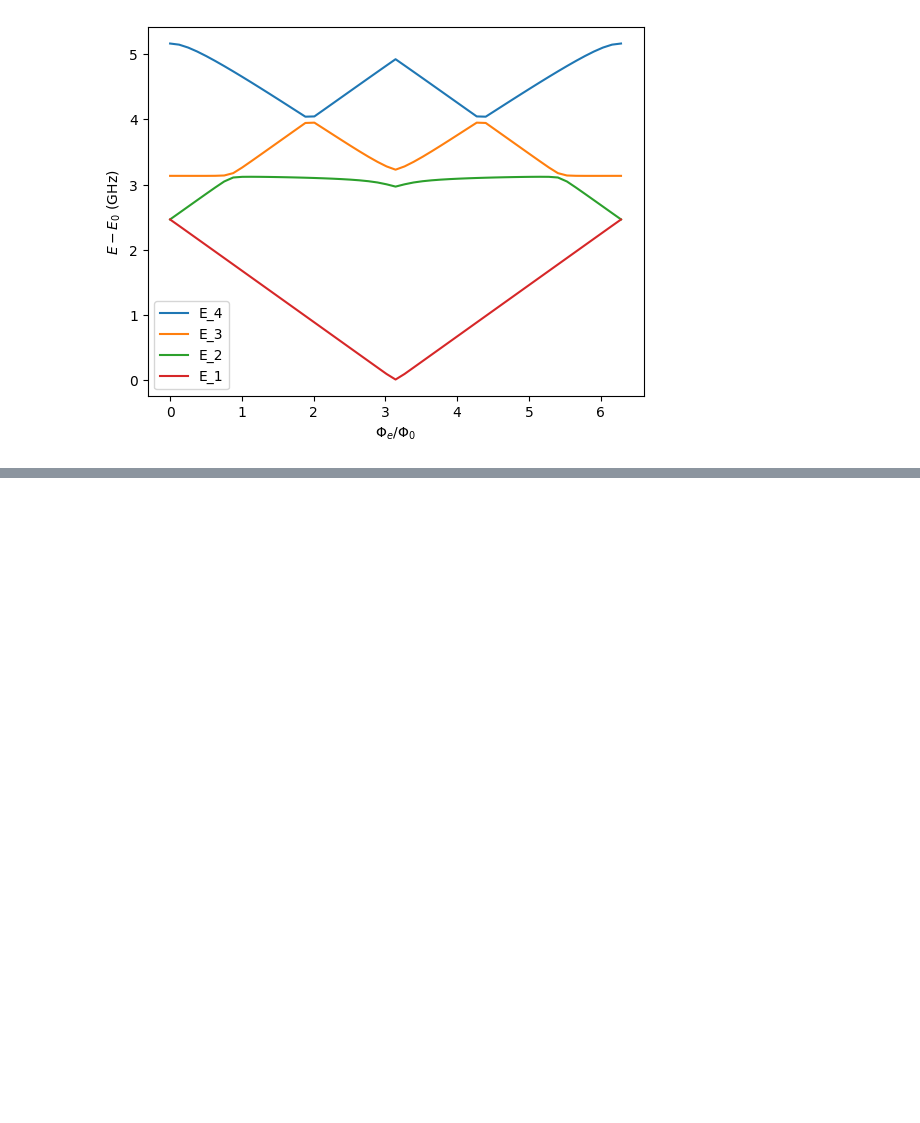
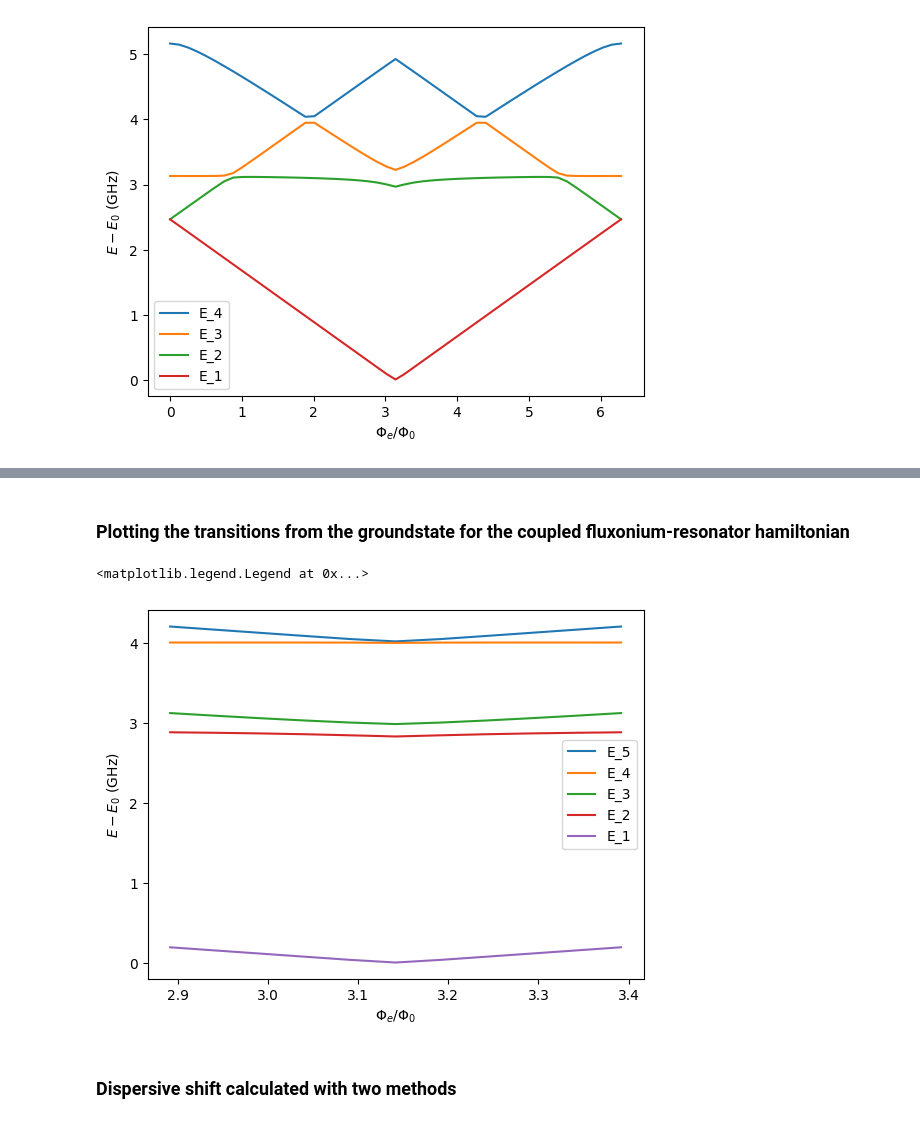
Before and after one commit to tyrasamenius/fluxonium_readout, a Jupyter notebook: Fluxonium_notebook.ipynb, the cells around one changed output, grey strips where cells are left out. Drawn from its saved outputs; the diff is of its cells as text; code cells hidden in the pictures; blank space fills up the shorter version.

```diff
--- a/Fluxonium_notebook.ipynb
+++ b/Fluxonium_notebook.ipynb
@@ -86,0 +117,24 @@ chis_full = flux1.find_chi_full(0, ext_phase)
+# %% [markdown]
+### Plotting the transitions from the groundstate for the coupled fluxonium-resonator hamiltonian
+# %%
+N_levels = 6
+energy_over_flux_mat = np.empty((N_flux, N_levels))
+for phi_e_idx, phi_e in enumerate(ext_phase):
+    H = flux1.get_h_effs(phi_e)
+    H_tot = tensor(H[0], qeye(res1.fock_dim)) + tensor(qeye(flux1.N_phi), res1.get_h_eff()) + flux1.res_couplings[0]
+    es, tstates = H_tot.eigenstates()
+
+    for i in range(1, N_levels):
+                energy_over_flux_mat[phi_e_idx, i] = es[i] - es[0]
+
+for i in range(1, N_levels):
+            j = N_levels - i
+            plt.plot(ext_phase, energy_over_flux_mat[:, j], label = rf'E_{j}')
+plt.xlabel('$\Phi_e/\Phi_0$')
+plt.ylabel('$E-E_0$ (GHz)')
+plt.legend()
+# %% [output]
+<matplotlib.legend.Legend at 0x...>
+[figure, added]
+# %% [markdown]
+### Dispersive shift calculated with two methods
```
Also changed, not shown: parts of 10 cells of this notebook.
